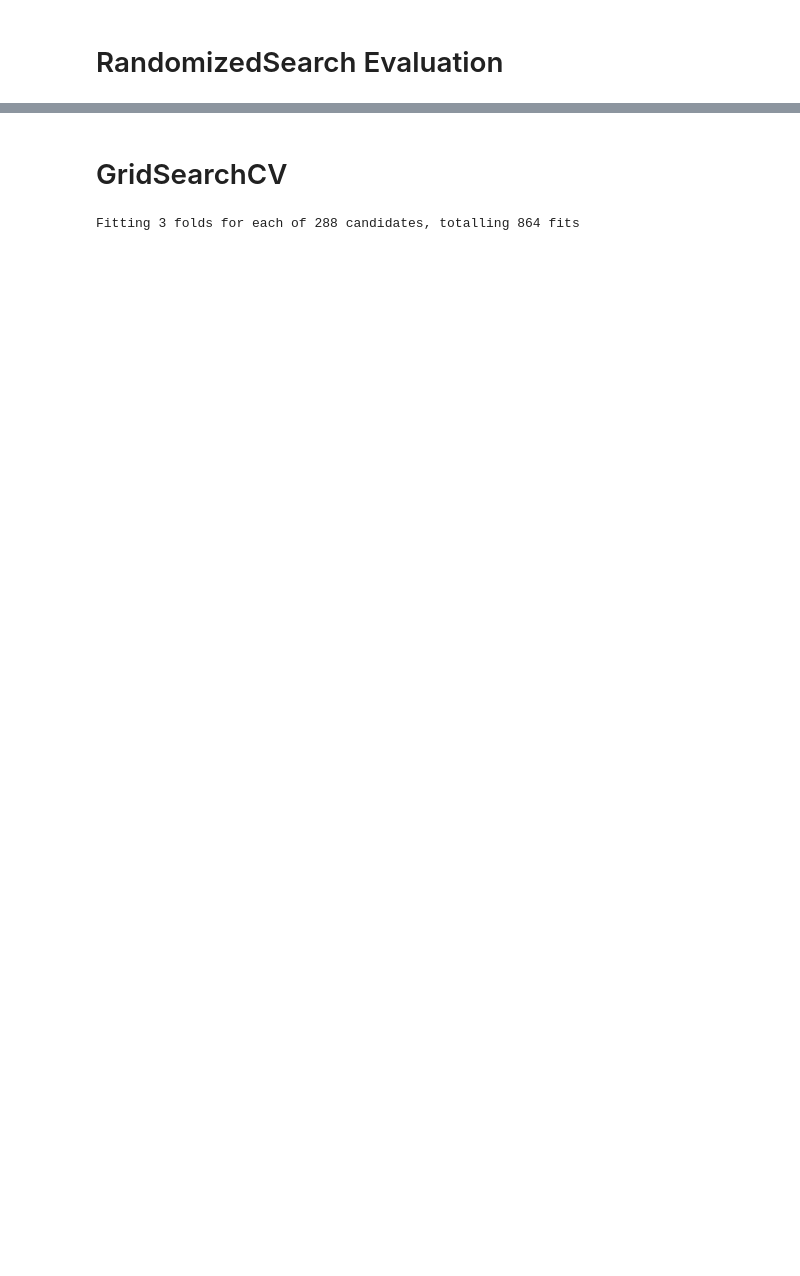
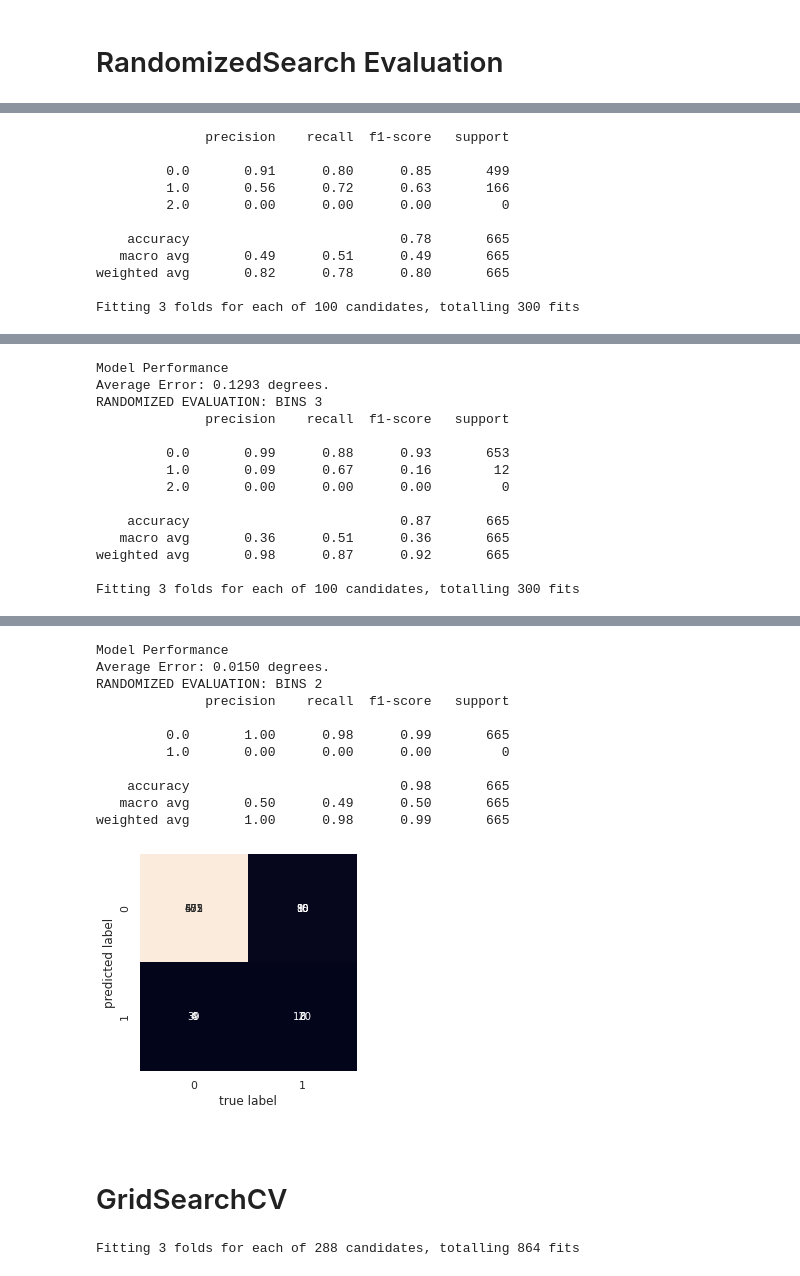
Before and after one commit to farouk877/CardiovascularComplicationPrediction, a Jupyter notebook: random_forest/Random_Forests.ipynb, the cells around one changed output, grey strips where cells are left out. Cells and saved outputs as stored; diff of their text form; code cells hidden in the pictures; blank space fills up the shorter version.

```diff
--- a/random_forest/Random_Forests.ipynb
+++ b/random_forest/Random_Forests.ipynb
@@ -268,0 +299,43 @@ NameError: ignored
+# %%
+rf = RandomForestClassifier()
+# Random search of parameters, using 3 fold cross validation,
+# search across 100 different combinations, and use all available cores
+rf_random = RandomizedSearchCV(estimator = rf, param_distributions = random_grid, n_iter = 100, cv = 3, verbose=2, random_state=42, n_jobs = -1)
+rf_random.fit(Xtrain4, ytrain4)
+rf_random.best_params_
+best_random = rf_random.best_estimator_
+random_accuracy = evaluate(best_random, Xtest4, ytest4)
+print("RANDOMIZED EVALUATION: BINS 4")
+ypred = best_random.predict(Xtest4)
+print(metrics.classification_report(ypred, ytest4))
+mat = confusion_matrix(ytest4, ypred)
+sns.heatmap(mat.T, square=True, annot=True, fmt='d', cbar=False)
+plt.xlabel('true label')
+plt.ylabel('predicted label');
+
+rf_random = RandomizedSearchCV(estimator = rf, param_distributions = random_grid, n_iter = 100, cv = 3, verbose=2, random_state=42, n_jobs = -1)
+rf_random.fit(Xtrain3, ytrain3)
+rf_random.best_params_
+best_random = rf_random.best_estimator_
+random_accuracy = evaluate(best_random, Xtest3, ytest3)
+print("RANDOMIZED EVALUATION: BINS 3")
+ypred = best_random.predict(Xtest3)
+print(metrics.classification_report(ypred, ytest3))
+mat = confusion_matrix(ytest3, ypred)
+sns.heatmap(mat.T, square=True, annot=True, fmt='d', cbar=False)
+plt.xlabel('true label')
+plt.ylabel('predicted label');
+
+rf_random = RandomizedSearchCV(estimator = rf, param_distributions = random_grid, n_iter = 100, cv = 3, verbose=2, random_state=42, n_jobs = -1)
+rf_random.fit(Xtrain2, ytrain2)
+rf_random.best_params_
+best_random = rf_random.best_estimator_
+random_accuracy = evaluate(best_random, Xtest2, ytest2)
+print("RANDOMIZED EVALUATION: BINS 2")
+ypred = best_random.predict(Xtest2)
+print(metrics.classification_report(ypred, ytest2))
+mat = confusion_matrix(ytest2, ypred)
+sns.heatmap(mat.T, square=True, annot=True, fmt='d', cbar=False)
+plt.xlabel('true label')
+plt.ylabel('predicted label');
+# %% [output]
@@ -268,0 +351,11 @@ NameError: ignored
+              precision    recall  f1-score   support
+
+         0.0       0.91      0.80      0.85       499
+         1.0       0.56      0.72      0.63       166
+         2.0       0.00      0.00      0.00         0
+
+    accuracy                           0.78       665
+   macro avg       0.49      0.51      0.49       665
+weighted avg       0.82      0.78      0.80       665
+
+Fitting 3 folds for each of 100 candidates, totalling 300 fits
@@ -268,0 +365,14 @@ NameError: ignored
+Model Performance
+Average Error: 0.1293 degrees.
+RANDOMIZED EVALUATION: BINS 3
+              precision    recall  f1-score   support
+
+         0.0       0.99      0.88      0.93       653
+         1.0       0.09      0.67      0.16        12
+         2.0       0.00      0.00      0.00         0
+
+    accuracy                           0.87       665
+   macro avg       0.36      0.51      0.36       665
+weighted avg       0.98      0.87      0.92       665
+
+Fitting 3 folds for each of 100 candidates, totalling 300 fits
@@ -269,3 +383,15 @@ NameError: ignored
+Model Performance
+Average Error: 0.0150 degrees.
+RANDOMIZED EVALUATION: BINS 2
+              precision    recall  f1-score   support
+
+         0.0       1.00      0.98      0.99       665
+         1.0       0.00      0.00      0.00         0
+
+    accuracy                           0.98       665
+   macro avg       0.50      0.49      0.50       665
+weighted avg       1.00      0.98      0.99       665
+[figure, added]
 # %% [markdown]
 # GridSearchCV
 # %%
```
Also changed, not shown: parts of 12 cells of this notebook.
